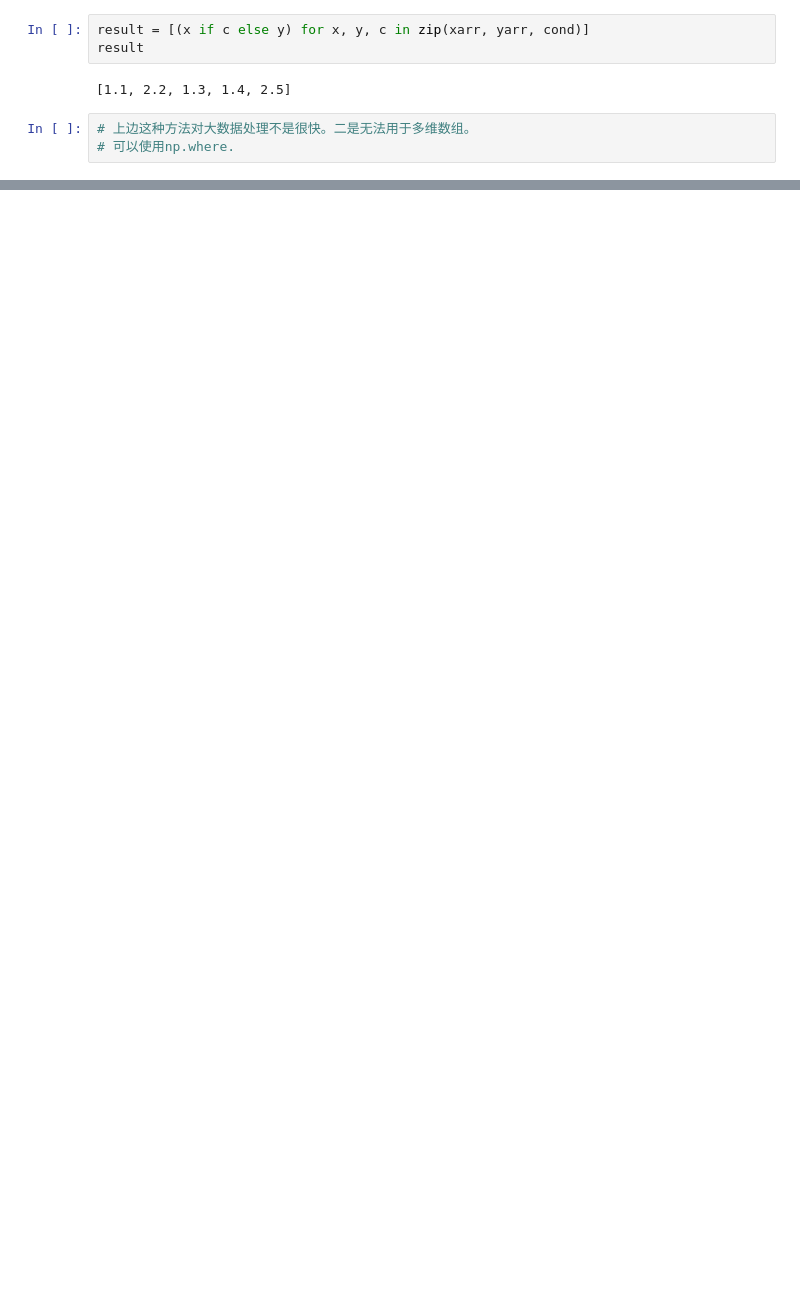
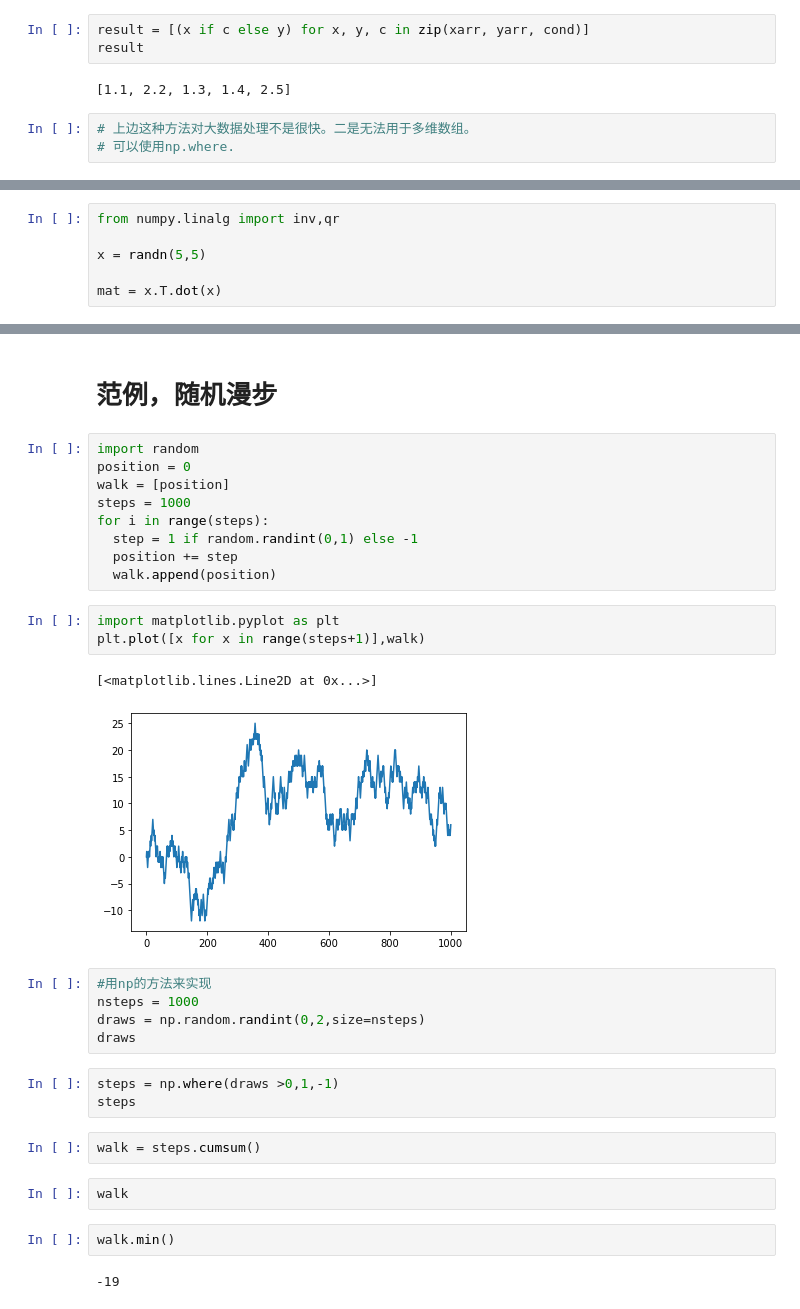
Before and after one commit to HuCui2022/data_python_analysis, a Jupyter notebook: numpy001.ipynb, the cells around one changed output, grey strips where cells are left out. Saved outputs shown, nothing was run; the diff lists cells and outputs as text; blank space fills up the shorter version.

```diff
--- a/numpy001.ipynb
+++ b/numpy001.ipynb
@@ -453,0 +926,6 @@ result
+# %%
+from numpy.linalg import inv,qr
+
+x = randn(5,5)
+
+mat = x.T.dot(x)
@@ -453,0 +1032,33 @@ result
+# %% [markdown]
+# 范例，随机漫步
+# %%
+import random
+position = 0
+walk = [position]
+steps = 1000
+for i in range(steps):
+  step = 1 if random.randint(0,1) else -1
+  position += step
+  walk.append(position)
+# %%
+import matplotlib.pyplot as plt
+plt.plot([x for x in range(steps+1)],walk)
+# %% [output]
+[<matplotlib.lines.Line2D at 0x...>]
+[figure, added]
+# %%
+#用np的方法来实现
+nsteps = 1000
+draws = np.random.randint(0,2,size=nsteps)
+draws
+# %%
+steps = np.where(draws >0,1,-1)
+steps
+# %%
+walk = steps.cumsum()
+# %%
+walk
+# %%
+walk.min()
+# %% [output]
+-19
```
Also changed, not shown: parts of 102 cells of this notebook.
